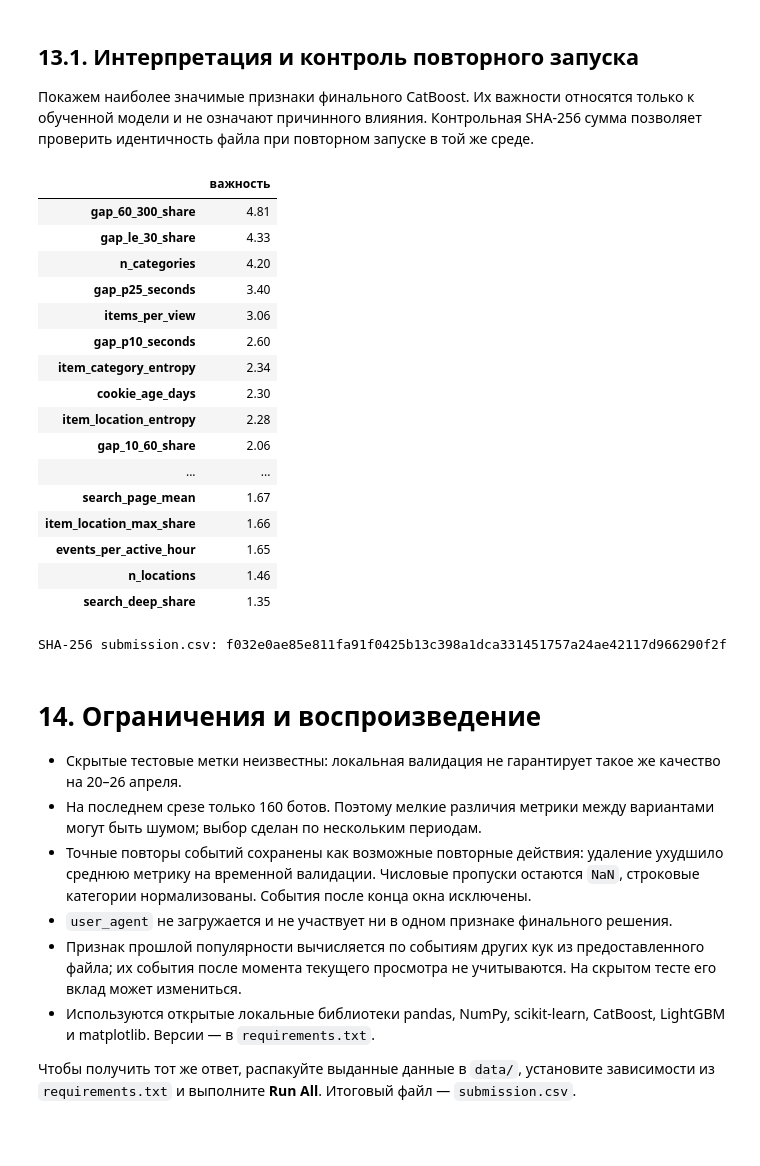
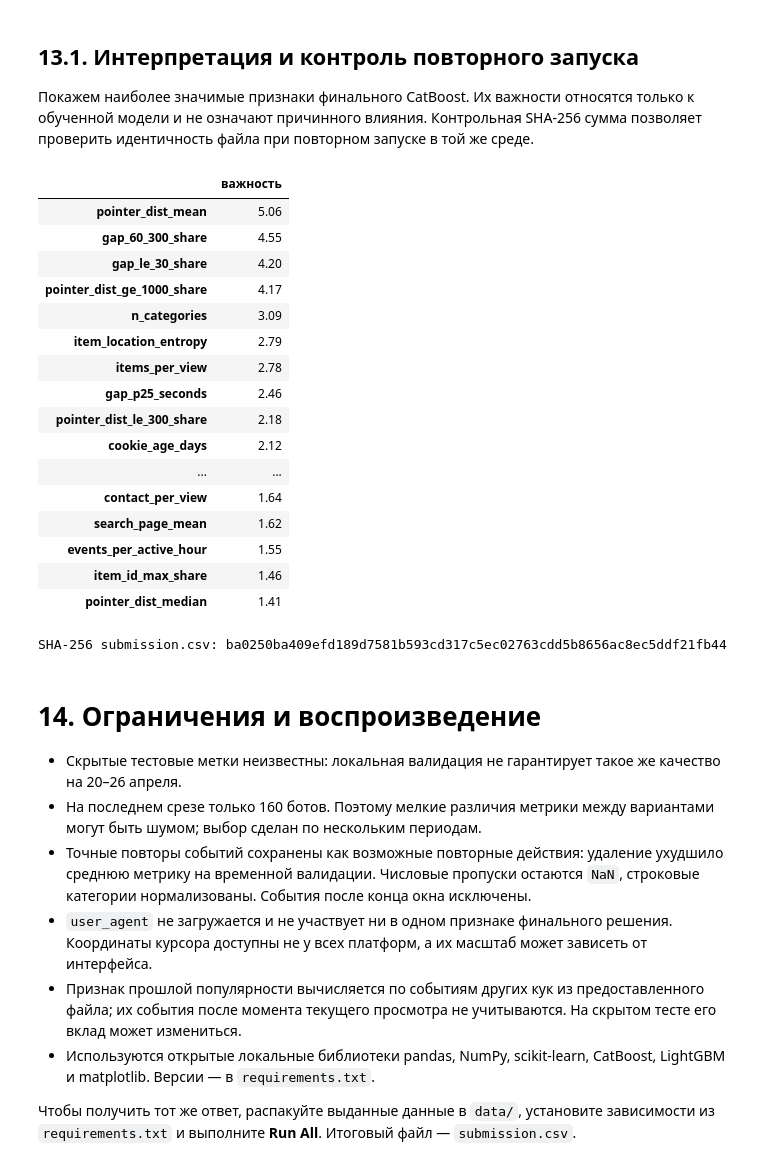
Before and after one commit to HardDimas24/bot-detection-challenge, a Jupyter notebook: solution.ipynb, the cells around one changed output. Cells and saved outputs as stored; diff of their text form; code cells hidden in the pictures; blank space fills up the shorter version.

Commit message:
Improve bot detection with pointer motion features

```diff
--- a/solution.ipynb
+++ b/solution.ipynb
@@ -1038,0 +1045,38 @@ display(results_for('catboost_sequence', 'catboost_prior_popularity'))
+# %%
+def prepare_pointer_motion(train: pd.DataFrame, test: pd.DataFrame,
+                           events: pd.DataFrame) -> pd.DataFrame:
+    ev = prepare_behavior_events(train, test, events)
+    pointer = ev.dropna(subset=['pointer_x', 'pointer_y']).copy()
+    group = pointer.groupby('cookie_id')
+    pointer['dx'] = group.pointer_x.diff()
+    pointer['dy'] = group.pointer_y.diff()
+    pointer['pointer_gap'] = group.event_ts.diff().dt.total_seconds()
+    pointer = pointer.loc[pointer.pointer_gap.gt(0)].copy()
+    pointer['pointer_distance'] = np.hypot(pointer.dx, pointer.dy)
+    pointer['pointer_speed'] = pointer.pointer_distance / pointer.pointer_gap
+    return pointer
+# %%
+def add_pointer_motion_features(features: pd.DataFrame,
+                                pointer: pd.DataFrame) -> pd.DataFrame:
+    out = features.copy()
+    group = pointer.groupby('cookie_id')
+    out['pointer_move_count'] = group.size()
+    out['pointer_dist_median'] = group.pointer_distance.median()
+    out['pointer_dist_mean'] = group.pointer_distance.mean()
+    out['pointer_dist_p90'] = group.pointer_distance.quantile(0.9)
+    out['pointer_dist_cv'] = (
+        group.pointer_distance.std() / (group.pointer_distance.mean() + 1)
+    )
+    out['pointer_dist_le_300_share'] = (
+        pointer.pointer_distance.le(300).groupby(pointer.cookie_id).mean()
+    )
+    out['pointer_dist_ge_1000_share'] = (
+        pointer.pointer_distance.ge(1000).groupby(pointer.cookie_id).mean()
+    )
+    out['pointer_speed_median'] = group.pointer_speed.median()
+    out['pointer_speed_p90'] = group.pointer_speed.quantile(0.9)
+    return out
+
+pointer_events = prepare_pointer_motion(train, test, events)
+pointer_features = add_pointer_motion_features(popularity_features, pointer_events)
+print('Признаков после гипотезы 11:', pointer_features.shape[1])
@@ -1098,12 +1175,12 @@ validation_results.to_csv('validation_results.csv', index=False)
 # %%
 final_model = catboost_model()
 final_model.fit(
-    popularity_features.loc[train.cookie_id], train.target,
+    pointer_features.loc[train.cookie_id], train.target,
     cat_features=list(CAT_COLUMNS)
 )
 submission = pd.DataFrame({
     'cookie_id': test.cookie_id,
-    'score': final_model.predict_proba(popularity_features.loc[test.cookie_id])[:, 1]
+    'score': final_model.predict_proba(pointer_features.loc[test.cookie_id])[:, 1]
 })
 assert list(submission.columns) == ['cookie_id', 'score']
 assert submission.cookie_id.is_unique
@@ -1129,38 +1206,38 @@ display(submission.head())
 # %%
 import hashlib
 
 importance = pd.Series(
-    final_model.get_feature_importance(), index=popularity_features.columns
+    final_model.get_feature_importance(), index=pointer_features.columns
 ).sort_values(ascending=False)
 display(importance.head(20).round(2).rename('важность').to_frame())
 print('SHA-256 submission.csv:',
       hashlib.sha256(Path('submission.csv').read_bytes()).hexdigest())
 # %% [output]
 |  | важность |
-| gap_60_300_share | 4.81 |
-| gap_le_30_share | 4.33 |
-| n_categories | 4.20 |
-| gap_p25_seconds | 3.40 |
-| items_per_view | 3.06 |
-| gap_p10_seconds | 2.60 |
-| item_category_entropy | 2.34 |
-| cookie_age_days | 2.30 |
-| item_location_entropy | 2.28 |
-| gap_10_60_share | 2.06 |
+| pointer_dist_mean | 5.06 |
+| gap_60_300_share | 4.55 |
+| gap_le_30_share | 4.20 |
+| pointer_dist_ge_1000_share | 4.17 |
+| n_categories | 3.09 |
+| item_location_entropy | 2.79 |
+| items_per_view | 2.78 |
+| gap_p25_seconds | 2.46 |
+| pointer_dist_le_300_share | 2.18 |
+| cookie_age_days | 2.12 |
 | ... | ... |
-| search_page_mean | 1.67 |
-| item_location_max_share | 1.66 |
-| events_per_active_hour | 1.65 |
-| n_locations | 1.46 |
-| search_deep_share | 1.35 |
+| contact_per_view | 1.64 |
+| search_page_mean | 1.62 |
+| events_per_active_hour | 1.55 |
+| item_id_max_share | 1.46 |
+| pointer_dist_median | 1.41 |
-SHA-256 submission.csv: f032e0ae85e811fa91f0425b13c398a1dca331451757a24ae42117d966290f2f
+SHA-256 submission.csv: ba0250ba409efd189d7581b593cd317c5ec02763cdd5b8656ac8ec5ddf21fb44
 # %% [markdown]
 # 14. Ограничения и воспроизведение
 
 - Скрытые тестовые метки неизвестны: локальная валидация не гарантирует такое же качество на 20–26 апреля.
 - На последнем срезе только 160 ботов. Поэтому мелкие различия метрики между вариантами могут быть шумом; выбор сделан по нескольким периодам.
 - Точные повторы событий сохранены как возможные повторные действия: удаление ухудшило среднюю метрику на временной валидации. Числовые пропуски остаются `NaN`, строковые категории нормализованы. События после конца окна исключены.
-- `user_agent` не загружается и не участвует ни в одном признаке финального решения.
+- `user_agent` не загружается и не участвует ни в одном признаке финального решения. Координаты курсора доступны не у всех платформ, а их масштаб может зависеть от интерфейса.
 - Признак прошлой популярности вычисляется по событиям других кук из предоставленного файла; их события после момента текущего просмотра не учитываются. На скрытом тесте его вклад может измениться.
 - Используются открытые локальные библиотеки pandas, NumPy, scikit-learn, CatBoost, LightGBM и matplotlib. Версии — в `requirements.txt`.
 
```
Also changed, not shown: parts of 9 cells of this notebook, 2 other files.
